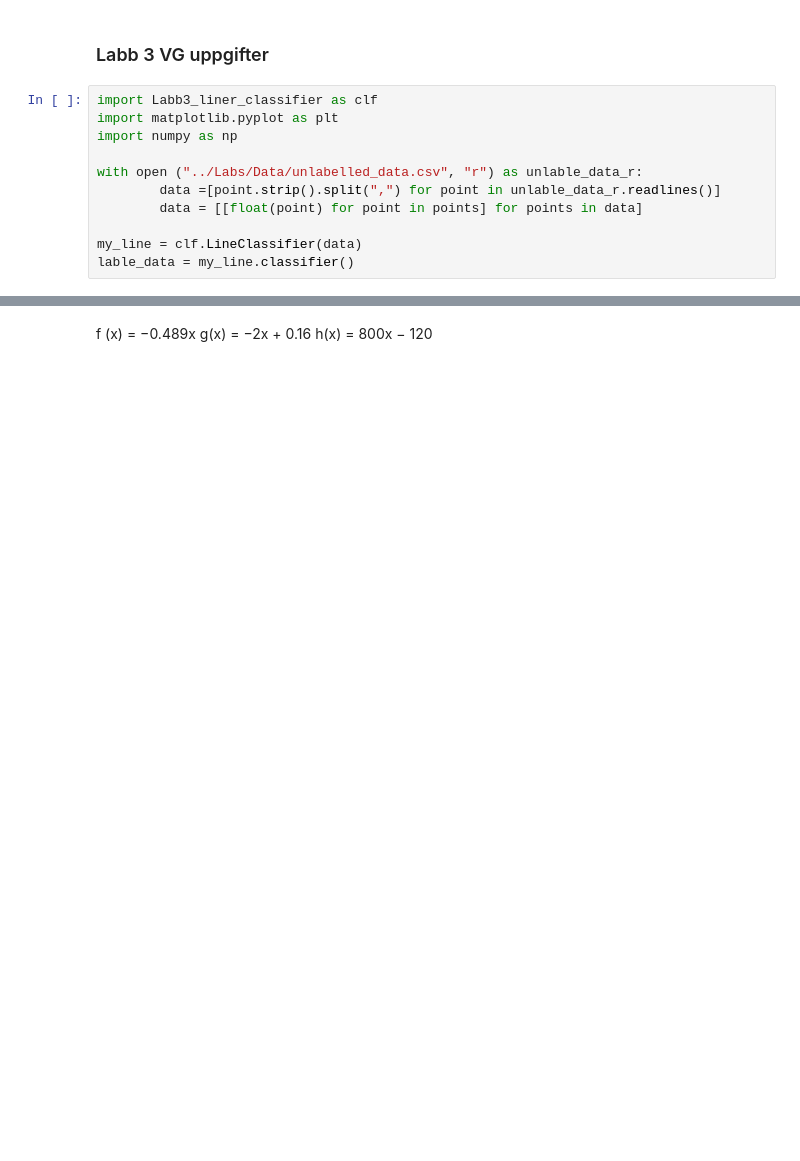
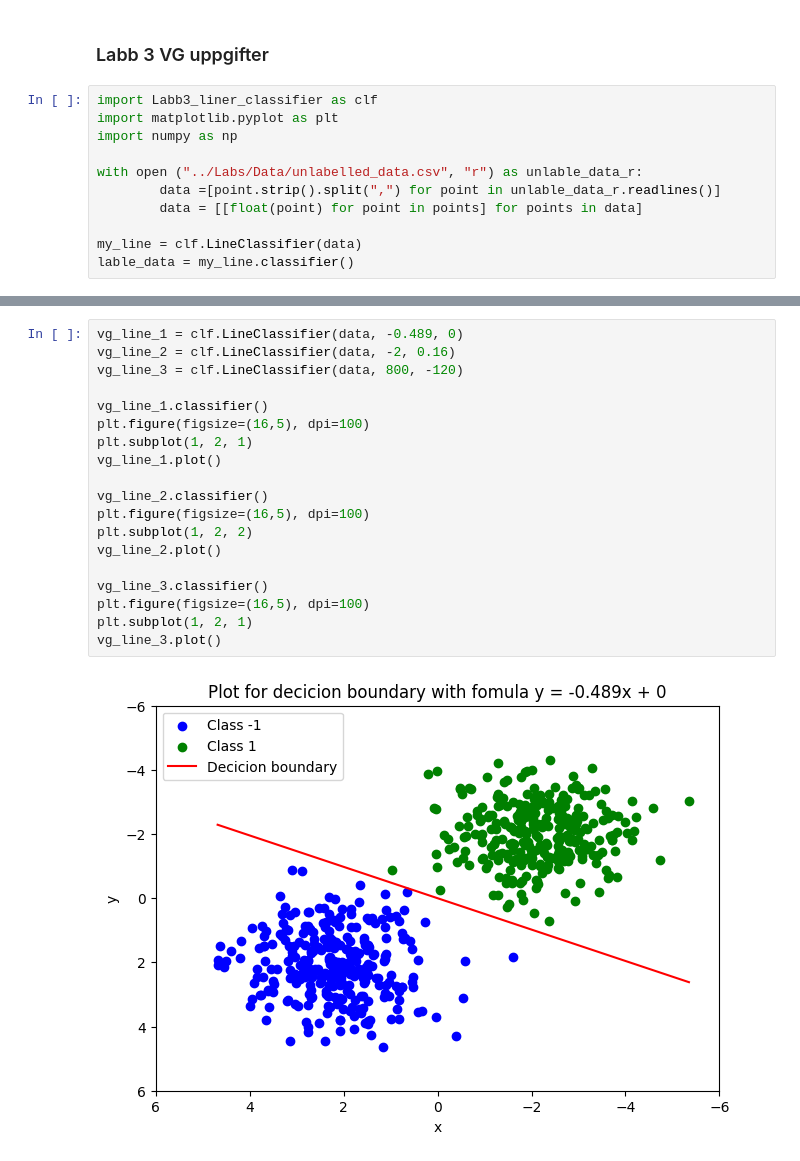
Before and after one commit to HanFredriksson/Python-programing-Hannes-Fredriksson, a Jupyter notebook: Labs/Labb3-liner-classifier-for-VG.ipynb, the cells around one changed output, grey strips where cells are left out. Cells and saved outputs as stored; diff of their text form; blank space fills up the shorter version.

```diff
--- a/Labs/Labb3-liner-classifier-for-VG.ipynb
+++ b/Labs/Labb3-liner-classifier-for-VG.ipynb
@@ -45,5 +42,22 @@ Text(0.5, 1.0, 'Plot for decicion boundarys for VG')
 [figure]
-# %% [markdown]
-f (x) = −0.489x
-g(x) = −2x + 0.16
-h(x) = 800x − 120
+# %%
+vg_line_1 = clf.LineClassifier(data, -0.489, 0)
+vg_line_2 = clf.LineClassifier(data, -2, 0.16)
+vg_line_3 = clf.LineClassifier(data, 800, -120)
+
+vg_line_1.classifier()
+plt.figure(figsize=(16,5), dpi=100)
+plt.subplot(1, 2, 1)
+vg_line_1.plot()
+
+vg_line_2.classifier()
+plt.figure(figsize=(16,5), dpi=100)
+plt.subplot(1, 2, 2)
+vg_line_2.plot()
+
+vg_line_3.classifier()
+plt.figure(figsize=(16,5), dpi=100)
+plt.subplot(1, 2, 1)
+vg_line_3.plot()
+# %% [output]
+[figure, added]
```
Also changed, not shown: parts of 3 cells of this notebook, 1 other file.
